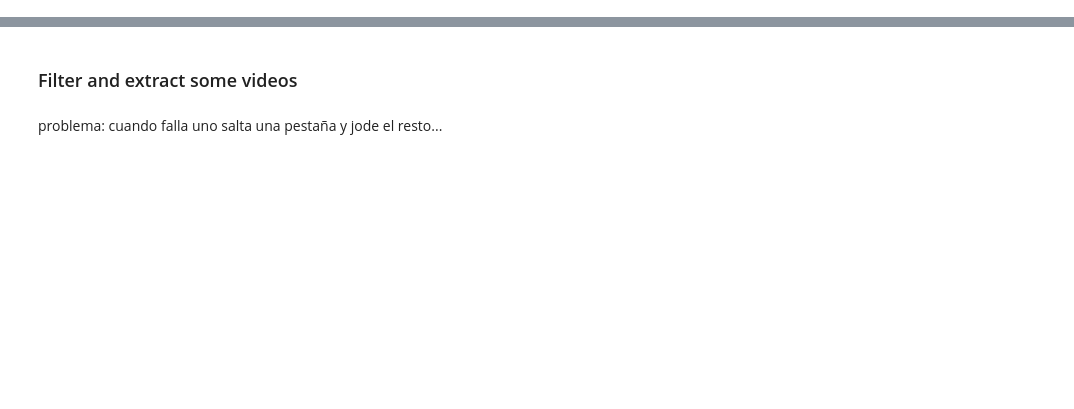
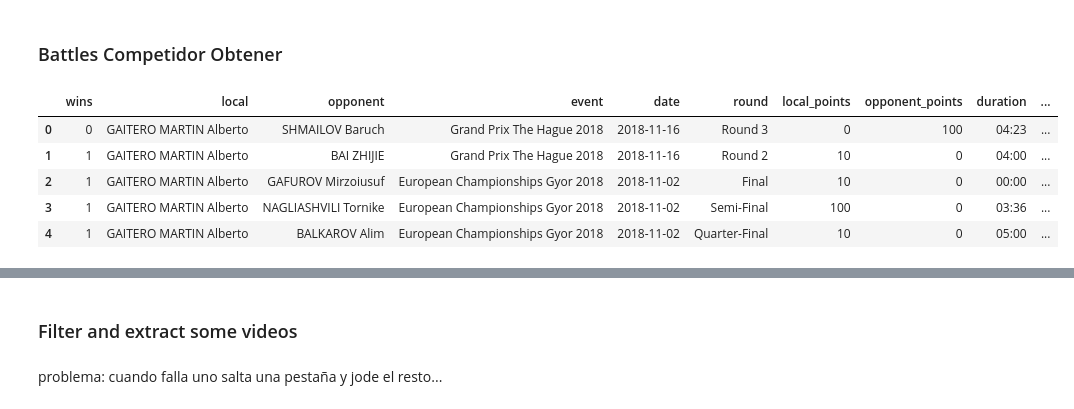
Before and after one commit to sajTempler/judo, a Jupyter notebook: judo/scrape2.ipynb, the cells around one changed output, grey strips where cells are left out. Drawn from its saved outputs; the diff is of its cells as text; code cells hidden in the pictures; blank space fills up the shorter version.

```diff
--- a/judo/scrape2.ipynb
+++ b/judo/scrape2.ipynb
@@ -24,0 +126,2 @@ conn = SQLiteConnection('../judo.sql')
+# %% [markdown]
+### Battles Competidor Obtener
@@ -25,2 +132,13 @@ conn = SQLiteConnection('../judo.sql')
 # %%
-all_battles = conn.as_pandas('select * from battles', parse_dates=['date'], index_col='index').reset_index(drop=True)
+conn = SQLiteConnection('../judo.sql')
+
+battles_comp = conn.as_pandas(f'select * from battles where local=="{nombre}"', parse_dates=['date'], index_col='index').reset_index(drop=True)
+
+battles_comp.head()
+# %% [output]
+|  | wins | local | opponent | event | date | round | local_points | opponent_points | duration | ... |
+| 0 | 0 | GAITERO MARTIN Alberto | SHMAILOV Baruch | Grand Prix The Hague 2018 | 2018-11-16 | Round 3 | 0 | 100 | 04:23 | ... |
+| 1 | 1 | GAITERO MARTIN Alberto | BAI ZHIJIE | Grand Prix The Hague 2018 | 2018-11-16 | Round 2 | 10 | 0 | 04:00 | ... |
+| 2 | 1 | GAITERO MARTIN Alberto | GAFUROV Mirzoiusuf | European Championships Gyor 2018 | 2018-11-02 | Final | 10 | 0 | 00:00 | ... |
+| 3 | 1 | GAITERO MARTIN Alberto | NAGLIASHVILI Tornike | European Championships Gyor 2018 | 2018-11-02 | Semi-Final | 100 | 0 | 03:36 | ... |
+| 4 | 1 | GAITERO MARTIN Alberto | BALKAROV Alim | European Championships Gyor 2018 | 2018-11-02 | Quarter-Final | 10 | 0 | 05:00 | ... |
```
Also changed, not shown: parts of 60 cells of this notebook, 8 other files.
